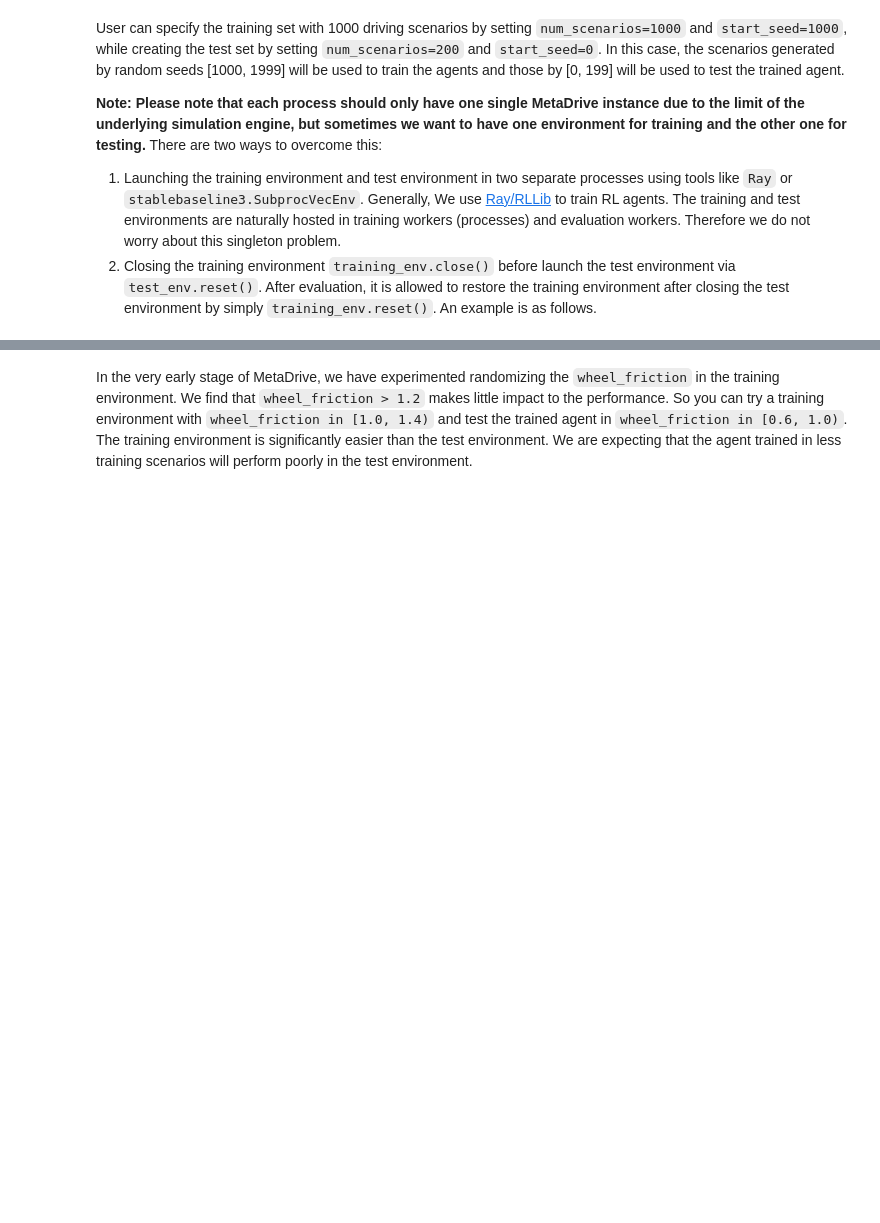
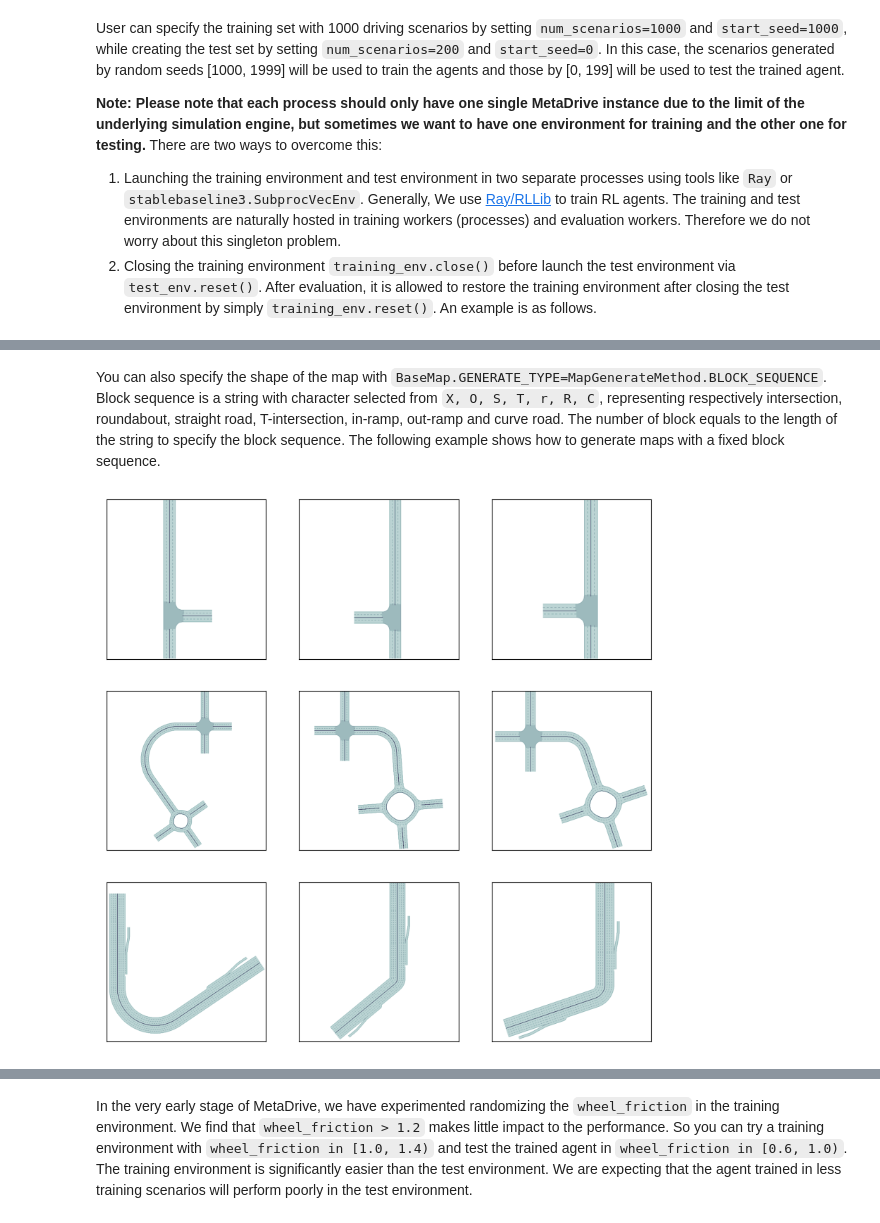
Before and after one commit to metadriverse/metadrive, a Jupyter notebook: documentation/source/rl_environments.ipynb, the cells around one changed output, grey strips where cells are left out. Cells and saved outputs as stored; diff of their text form; code cells hidden in the pictures; blank space fills up the shorter version.

```diff
--- a/documentation/source/rl_environments.ipynb
+++ b/documentation/source/rl_environments.ipynb
@@ -140,0 +234,33 @@ There are 4 types of traffic vehicles
+# %% [markdown]
+You can also specify the shape of the map with `BaseMap.GENERATE_TYPE=MapGenerateMethod.BLOCK_SEQUENCE`. Block sequence is a string with character selected from `X, O, S, T, r, R, C`, representing respectively intersection, roundabout, straight road, T-intersection, in-ramp, out-ramp and curve road. The number of block equals to the length of the string to specify the block sequence. The following example shows how to generate maps with a fixed block sequence.
+# %%
+map_config={BaseMap.GENERATE_TYPE: MapGenerateMethod.BIG_BLOCK_SEQUENCE,
+            BaseMap.GENERATE_CONFIG: "XOS",  # 3 block
+            BaseMap.LANE_WIDTH: 3.5,
+            BaseMap.LANE_NUM: 2}
+
+fig, axs = plt.subplots(3, 3, figsize=(10, 10), dpi=100)
+count = 0
+for i in range(3):
+    if i==0:
+        map_config["config"]="ST"
+        env = MetaDriveEnv(dict(num_scenarios=10, map_config=map_config, log_level=logging.WARNING))
+    elif i==1:
+        map_config["config"]="XCO"
+        env = MetaDriveEnv(dict(num_scenarios=10, map_config=map_config, log_level=logging.WARNING))
+    elif i==2:
+        map_config["config"]="rCR"
+        map_config["lane_num"]=4
+        env = MetaDriveEnv(dict(num_scenarios=10, map_config=map_config, log_level=logging.CRITICAL))
+    for j in range(3):
+        count += 1
+        env.reset(seed=j)
+        m = draw_top_down_map(env.current_map)
+        ax = axs[i][j]
+        ax.imshow(m, cmap="bone")
+        ax.set_xticks([])
+        ax.set_yticks([])
+    env.close()
+plt.show()
+# %% [output]
+[figure, added]
```
Also changed, not shown: parts of 21 cells of this notebook, 1 other file.
